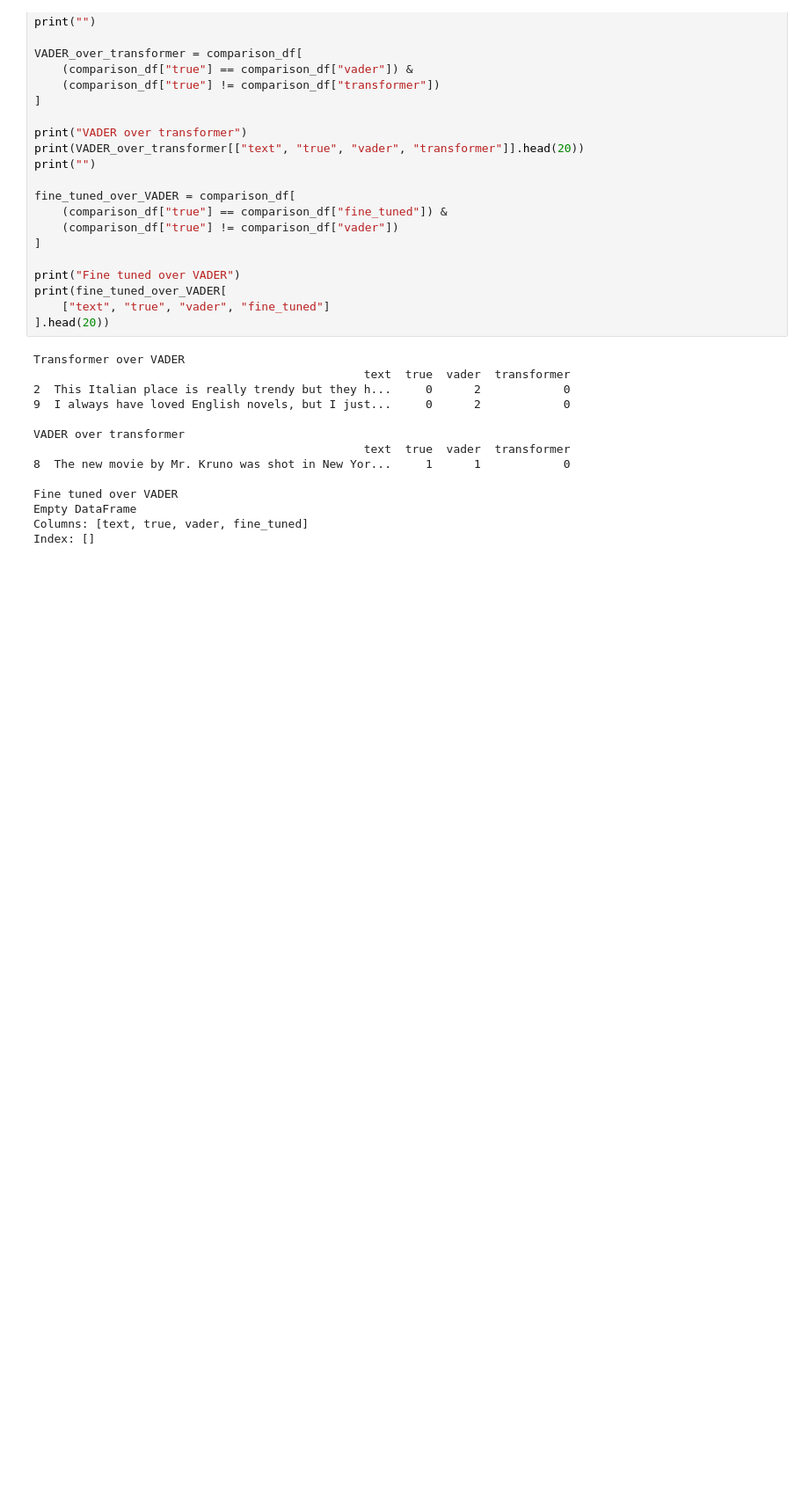
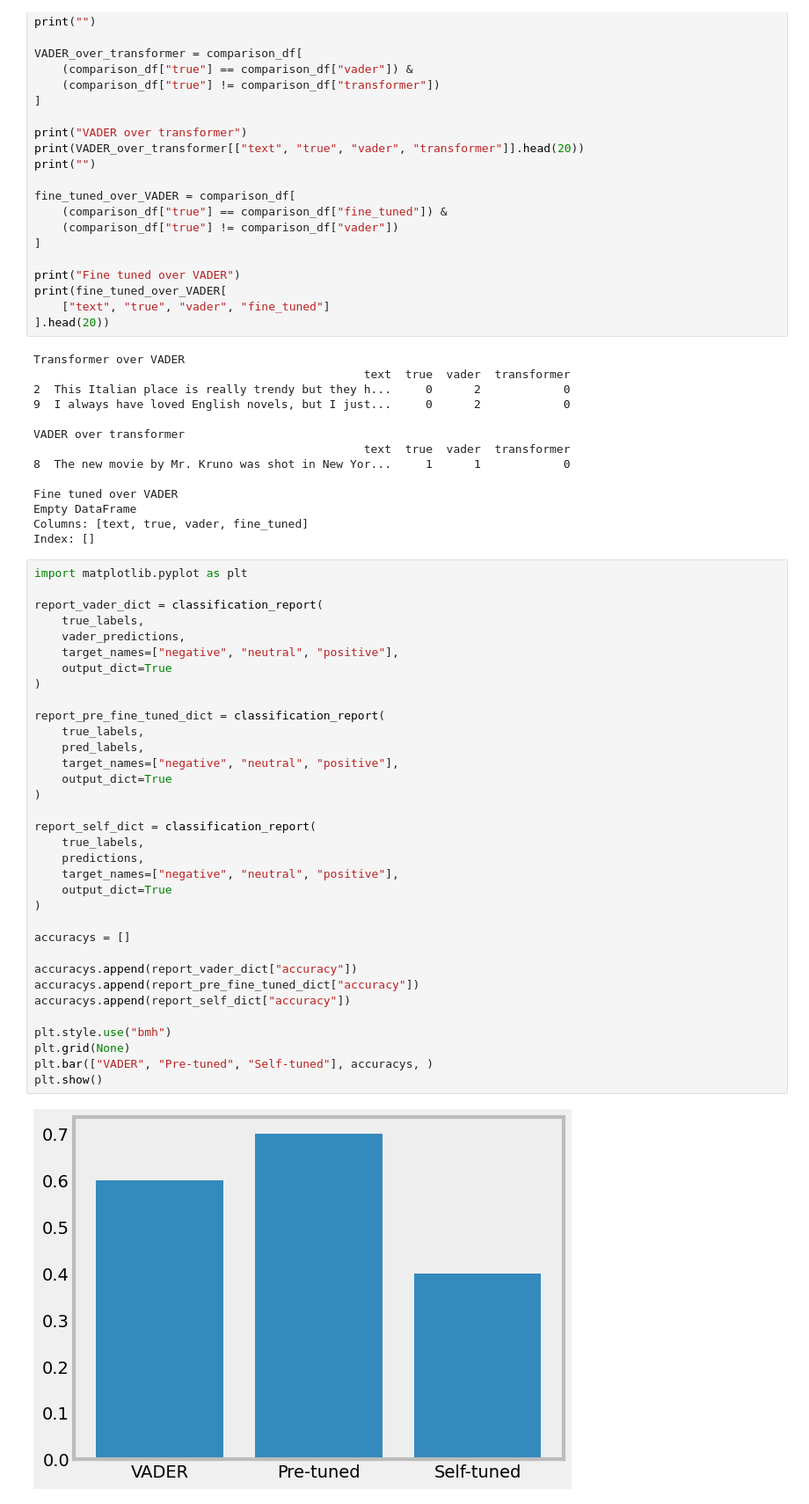
Before and after one commit to jasp-nerd/text-mining-final-group52, a Jupyter notebook: notebooks/sentiment.ipynb, the cells around one changed output. Shown at 88% size. Drawn from its saved outputs; the diff is of its cells as text; blank space fills up the shorter version.

Commit message:
added plot to evaluation of sentiment analysis

```diff
--- a/notebooks/sentiment.ipynb
+++ b/notebooks/sentiment.ipynb
@@ -376,3 +376,39 @@ Fine tuned over VADER
 Empty DataFrame
 Columns: [text, true, vader, fine_tuned]
 Index: []
+# %%
+import matplotlib.pyplot as plt
+
+report_vader_dict = classification_report(
+    true_labels,
+    vader_predictions,
+    target_names=["negative", "neutral", "positive"],
+    output_dict=True
+)
+
+report_pre_fine_tuned_dict = classification_report(
+    true_labels,
+    pred_labels,
+    target_names=["negative", "neutral", "positive"],
+    output_dict=True
+)
+
+report_self_dict = classification_report(
+    true_labels,
+    predictions,
+    target_names=["negative", "neutral", "positive"],
+    output_dict=True
+)
+
+accuracys = []
+
+accuracys.append(report_vader_dict["accuracy"])
+accuracys.append(report_pre_fine_tuned_dict["accuracy"])
+accuracys.append(report_self_dict["accuracy"])
+
+plt.style.use("bmh")
+plt.grid(None)
+plt.bar(["VADER", "Pre-tuned", "Self-tuned"], accuracys, )
+plt.show()
+# %% [output]
+[figure, added]
```
